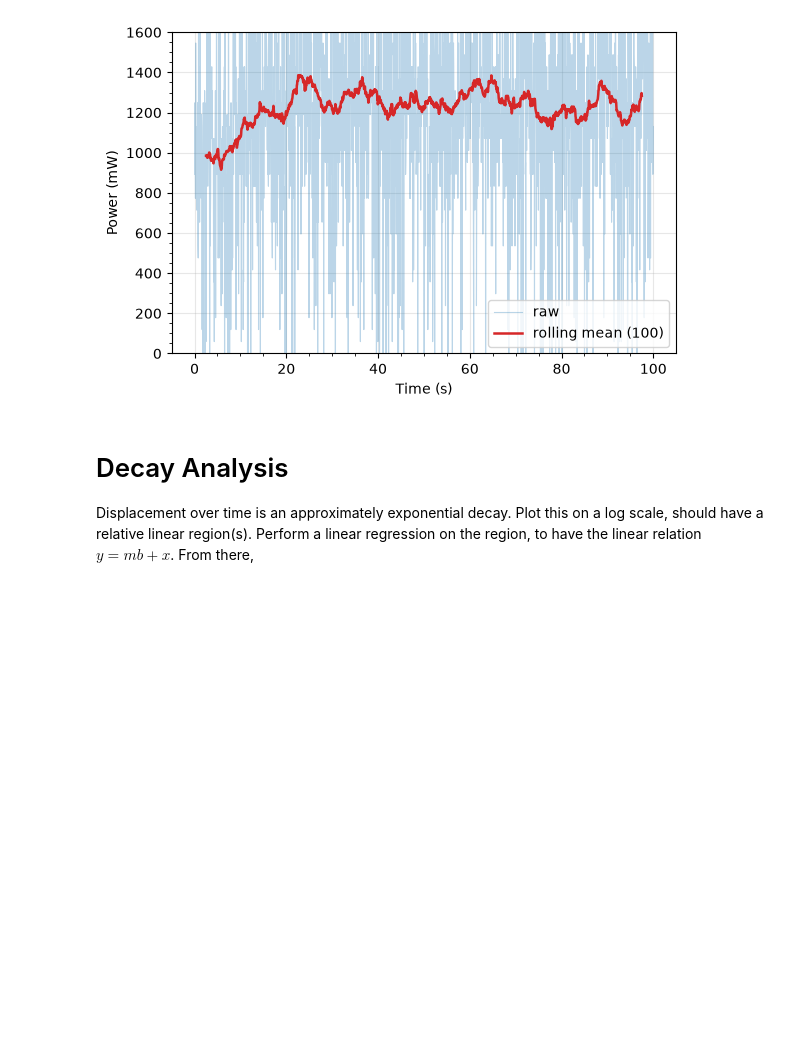
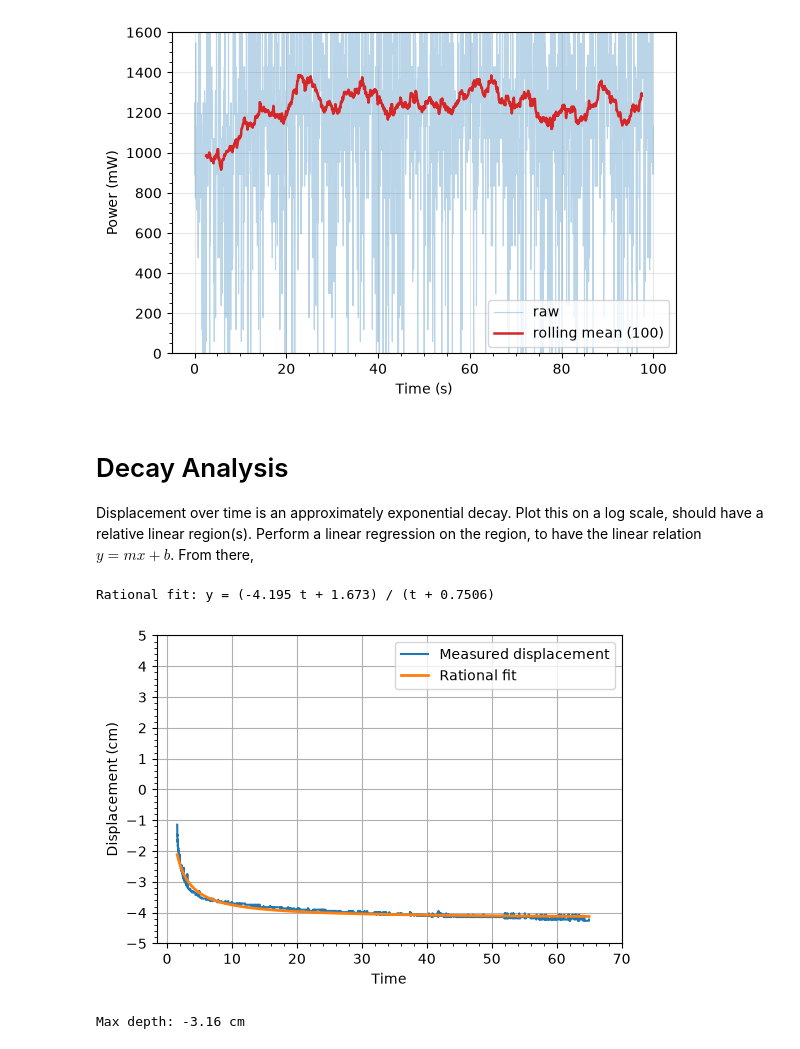
Before and after one commit to OzzysMess/clamming, a Jupyter notebook: master_notes.ipynb, the cells around one changed output. Drawn from its saved outputs; the diff is of its cells as text; code cells hidden in the pictures; blank space fills up the shorter version.

```diff
--- a/master_notes.ipynb
+++ b/master_notes.ipynb
@@ -613,4 +613,53 @@ plt.show()
 # %% [markdown]
 # Decay Analysis
 
-Displacement over time is an approximately exponential decay. Plot this on a log scale, should have a relative linear region(s). Perform a linear regression on the region, to have the linear relation $y=mb+x$. From there,
+Displacement over time is an approximately exponential decay. Plot this on a log scale, should have a relative linear region(s). Perform a linear regression on the region, to have the linear relation $y=mx+b$. From there,
+# %%
+track_csv = r"pole_displacement.csv"
+data = pd.read_csv(track_csv)
+data = data.iloc[94:].copy()
+data["velocity_cm_s"] = data["displacement_cm"].diff()/data["time_s"].diff()
+
+time = data["time_s"].to_numpy(dtype=float)
+displacement = (-(sd / 10) + data["displacement_cm"]).to_numpy(dtype=float)
+
+# Fit a low-order rational function with no pole in the measured time range.
+def rational_displacement(time, a, b, c):
+    return (a * time + b) / (time + c)
+
+rational_params, rational_covariance = curve_fit(
+    rational_displacement,
+    time,
+    displacement,
+    p0=(displacement[-1], displacement[0], 1.0),
+    bounds=([-np.inf, -np.inf, 0.0], [np.inf, np.inf, np.inf]),
+    maxfev=10000,
+)
+
+a_rational, b_rational, c_rational = rational_params
+fit_time = np.linspace(time.min(), time.max(), 300)
+rational_fit = rational_displacement(fit_time, *rational_params)
+print(
+    f"Rational fit: y = ({a_rational:.4g} t + {b_rational:.4g}) "
+    f"/ (t + {c_rational:.4g})"
+)
+
+fig, ax = plt.subplots(figsize=(6, 4))
+ax.plot(time, displacement, label="Measured displacement")
+ax.plot(fit_time, rational_fit, linewidth=2, label="Rational fit")
+ax.set_yticks(np.arange(-5.0, 5.001, 1.000))
+ax.set_yticks(np.arange(-5.0, 5.001, 0.2), minor=True)
+ax.set_xticks(np.arange(0, 71, 10))
+ax.set_xticks(np.arange(0, 71, 2), minor=True)
+ax.legend()
+ax.set_xlabel("Time")
+ax.grid()
+ax.set_ylabel("Displacement (cm)")
+plt.show()
+
+max_depth = data["displacement_cm"].min()
+print(f"Max depth: {max_depth:.2f} cm")
+# %% [output]
+Rational fit: y = (-4.195 t + 1.673) / (t + 0.7506)
+[figure, added]
+Max depth: -3.16 cm
```
Also changed, not shown: parts of 1 cell of this notebook.
